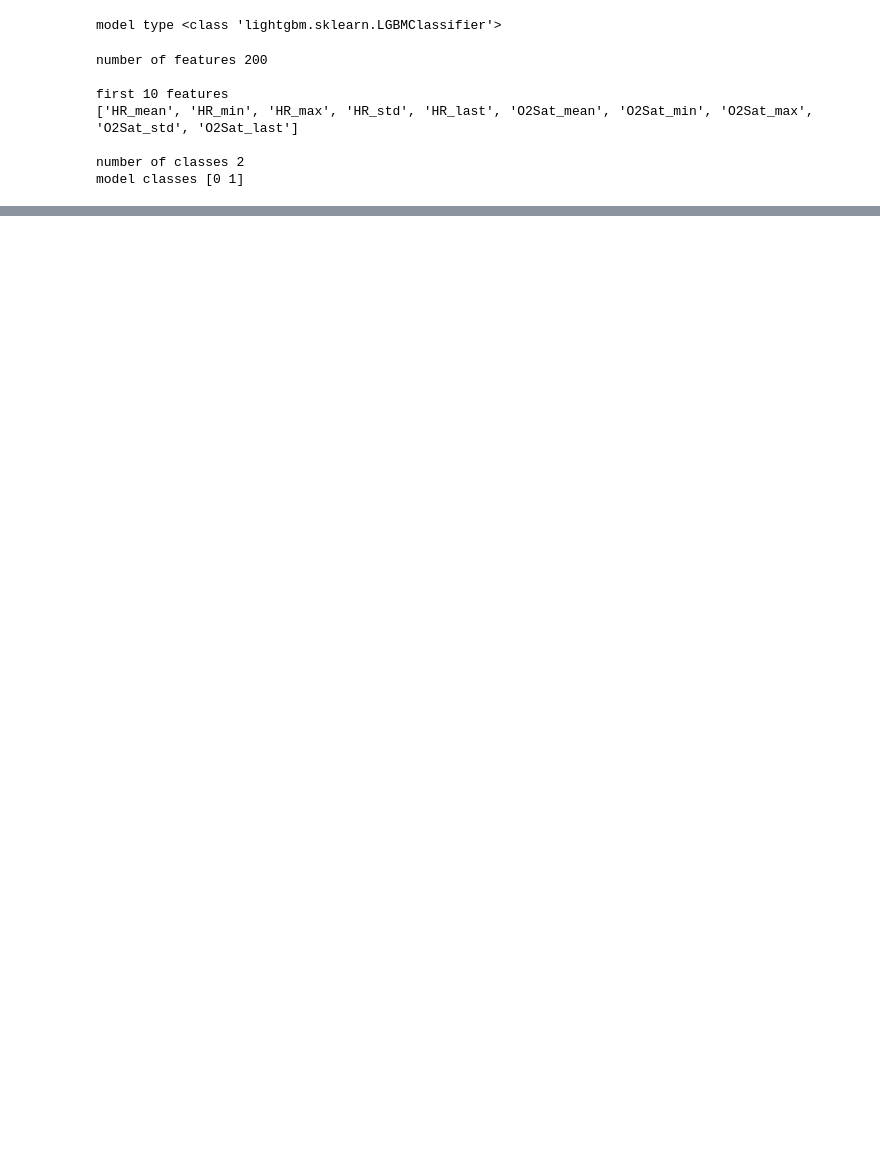
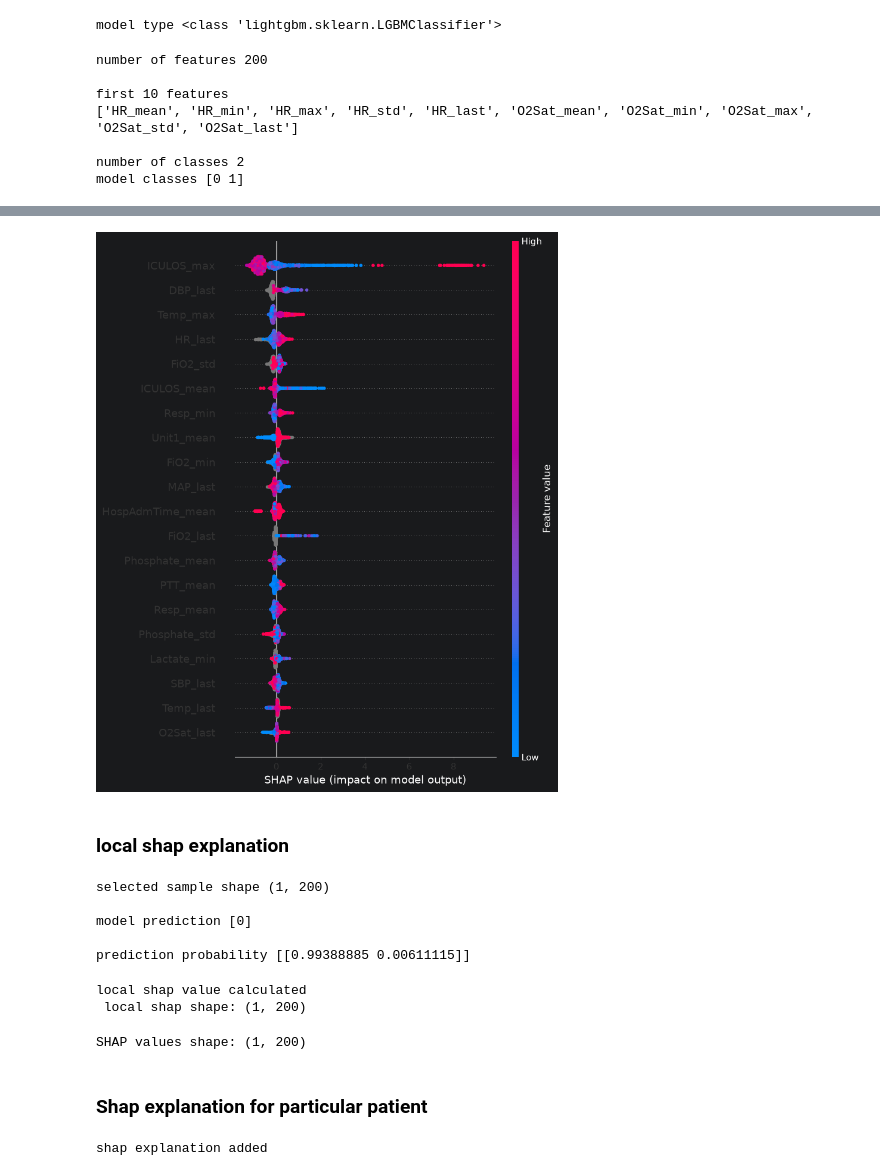
Before and after one commit to Prajin-K/Explainable-Sepsis-AI, a Jupyter notebook: notebooks/19_Model1_SHAP_Explainability..ipynb, the cells around one changed output, grey strips where cells are left out. Cells and saved outputs as stored; diff of their text form; code cells hidden in the pictures; blank space fills up the shorter version.

Commit message:
Add Model 1 local SHAP analysis

```diff
--- a/notebooks/19_Model1_SHAP_Explainability..ipynb
+++ b/notebooks/19_Model1_SHAP_Explainability..ipynb
@@ -23,3 +23,10 @@ first 10 features
 
 number of classes 2
 model classes [0 1]
+# %%
+feature_dataset = pd.read_csv("../data/processed/feature_dataset.csv")
+X = feature_dataset.drop(columns=["SepsisLabel"])
+y = feature_dataset["SepsisLabel"]
+print("DATASET SHAPE:", feature_dataset.shape)
+print("FEATURE MATRIX SHAPE:", X.shape)
+print("TARGET SHAPE:", y.shape)
@@ -25,0 +48,10 @@ model classes [0 1]
+# %%
+### creating shap
+explainer = shap.TreeExplainer(model)
+### data selection for shap
+X_shap = X.sample(
+    n=min(2000, len(X)),
+    random_state = 42
+)
+print(" shap dataset:", X_shap.shape)
+### output 2000 denotes the patient and  the 200  is the feature's used
@@ -25,0 +60,5 @@ model classes [0 1]
+# %%
+### calculating shap values
+shap_values = explainer.shap_values(X_shap)
+print(" shap values calculated")
+print("shap value shape:", np.array(shap_values).shape)
@@ -25,0 +90,54 @@ model classes [0 1]
+# %%
+### besswarm plot / swarm plotting the features
+shap.summary_plot(
+    shap_values,
+    X_shap
+)
+### output :
+### this plot represents what are the factor influence the model for the prediction
+# %% [output]
+[figure, added]
+# %% [markdown]
+### local shap explanation
+# %%
+sample_index = 0 ### selecting a sample for local shap
+X_local = X.iloc[[sample_index]] ### iloc = integer location -- identifying the location of the sample_index
+print("selected sample shape", X_local.shape)
+print("\nmodel prediction", model.predict(X_local))
+print("\nprediction probability", model.predict_proba(X_local))
+### output:
+## model's prediction [] and the probability of class 0 and class 1
+# %% [output]
+selected sample shape (1, 200)
+
+model prediction [0]
+
+prediction probability [[0.99388885 0.00611115]]
+# %%
+shap_local = explainer.shap_values(X_local)
+print("local shap value calculated")
+print(" local shap shape:",np.array (shap_local).shape)
+# %% [output]
+local shap value calculated
+ local shap shape: (1, 200)
+# %%
+### safety check
+if isinstance(shap_local, list):
+    shap_local_values = shap_local[0]
+else:
+    shap_local_values = shap_local
+    print("SHAP values shape:", shap_local_values.shape)
+# %% [output]
+SHAP values shape: (1, 200)
+# %% [markdown]
+### Shap explanation for particular patient
+# %%
+shap_explanation = shap.Explanation(
+    values=shap_local_values[0],
+    base_values=explainer.expected_value,
+    data=X_local.iloc[0].values,
+    feature_names=X_local.columns
+)
+print("shap explanation added")
+# %% [output]
+shap explanation added
```
Also changed, not shown: parts of 13 cells of this notebook.
